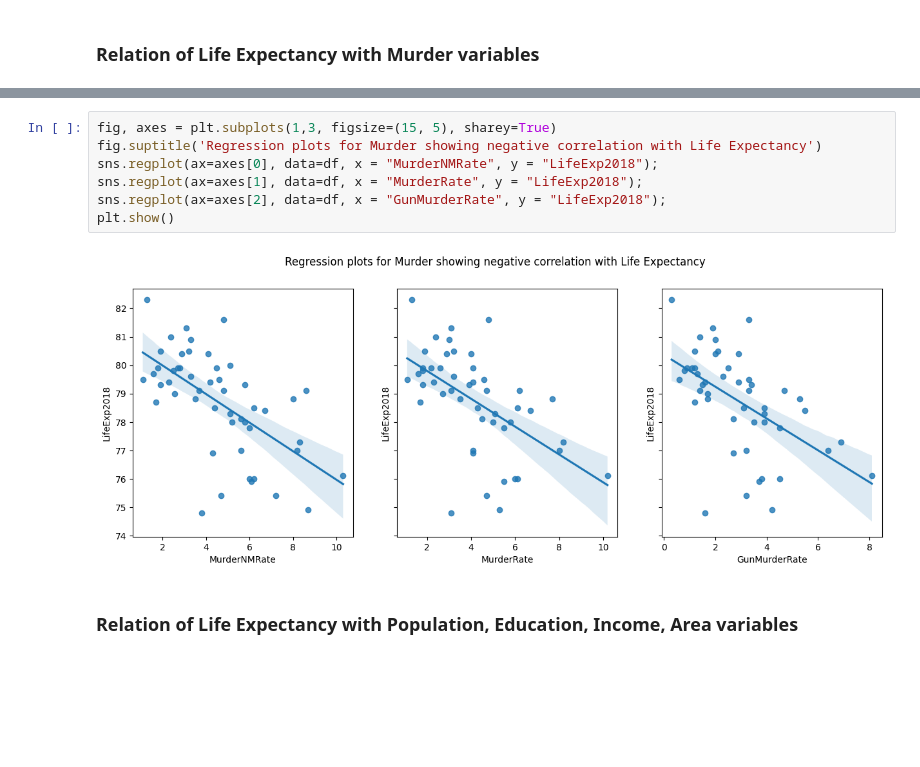
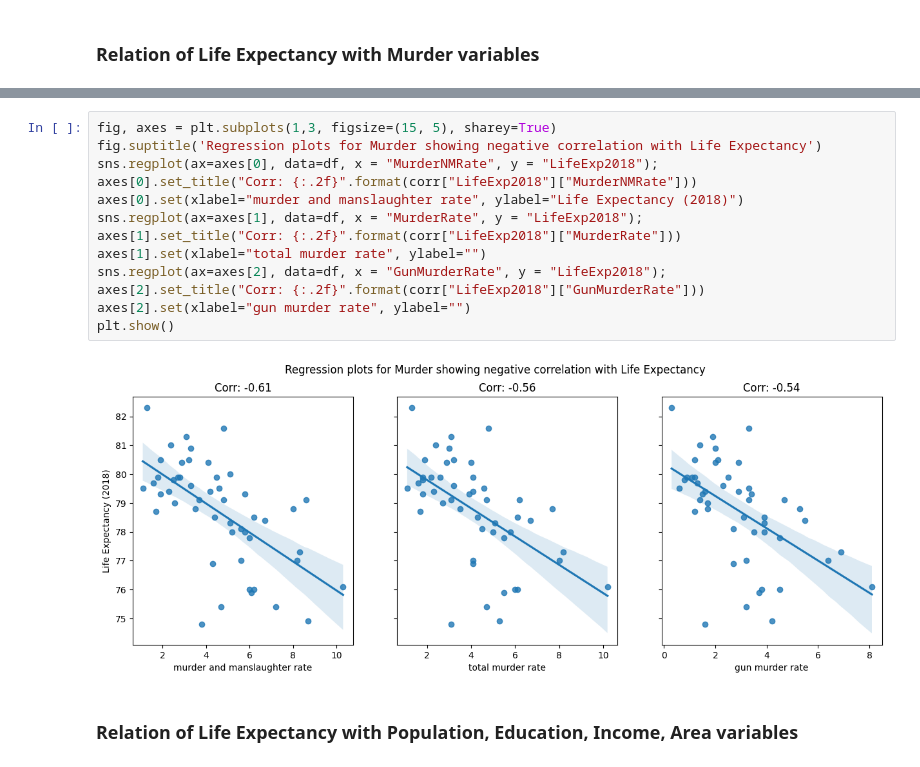
Before and after one commit to pallabee/Demographic-Data-Analysis, a Jupyter notebook: visualize_relationships.ipynb, the cells around one changed output, grey strips where cells are left out. Saved outputs shown, nothing was run; the diff lists cells and outputs as text; blank space fills up the shorter version.

```diff
--- a/visualize_relationships.ipynb
+++ b/visualize_relationships.ipynb
@@ -92,12 +92,18 @@ plt.show()
 # %%
 fig, axes = plt.subplots(1,3, figsize=(15, 5), sharey=True)
 fig.suptitle('Regression plots for Murder showing negative correlation with Life Expectancy')
 sns.regplot(ax=axes[0], data=df, x = "MurderNMRate", y = "LifeExp2018");
+axes[0].set_title("Corr: {:.2f}".format(corr["LifeExp2018"]["MurderNMRate"]))
+axes[0].set(xlabel="murder and manslaughter rate", ylabel="Life Expectancy (2018)")
 sns.regplot(ax=axes[1], data=df, x = "MurderRate", y = "LifeExp2018");
+axes[1].set_title("Corr: {:.2f}".format(corr["LifeExp2018"]["MurderRate"]))
+axes[1].set(xlabel="total murder rate", ylabel="")
 sns.regplot(ax=axes[2], data=df, x = "GunMurderRate", y = "LifeExp2018");
+axes[2].set_title("Corr: {:.2f}".format(corr["LifeExp2018"]["GunMurderRate"]))
+axes[2].set(xlabel="gun murder rate", ylabel="")
 plt.show()
 # %% [output]
-[figure, old version]
+[figure, new version]
 # %% [markdown]
 ### Relation of Life Expectancy with Population, Education, Income, Area variables
 # %%
```
Also changed, not shown: parts of 3 cells of this notebook.
